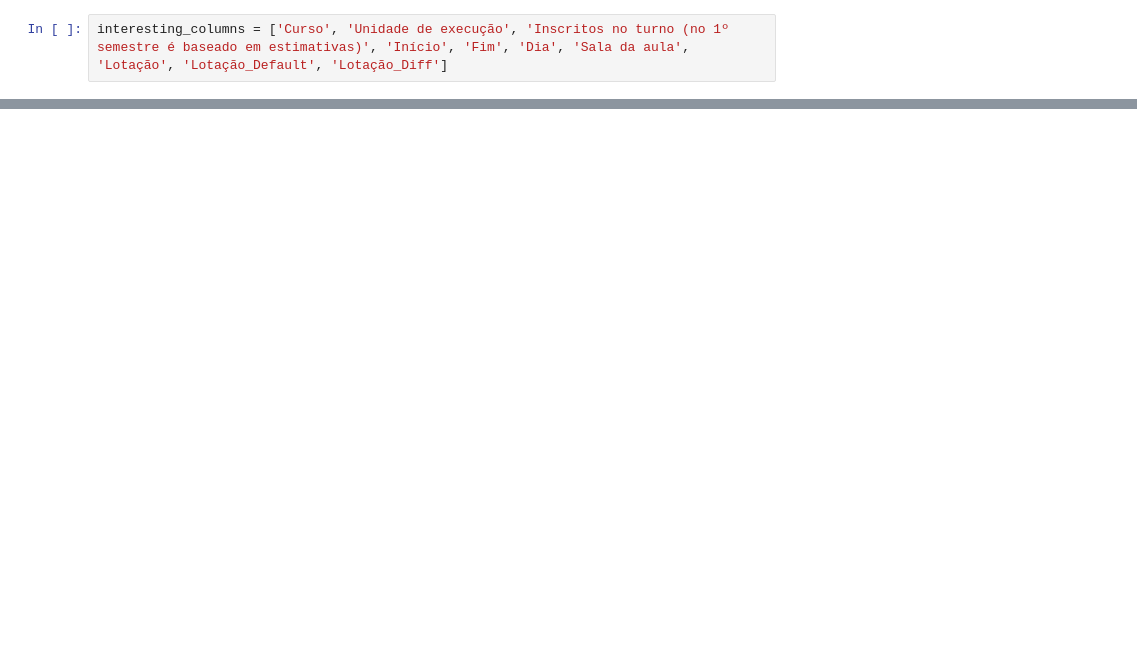
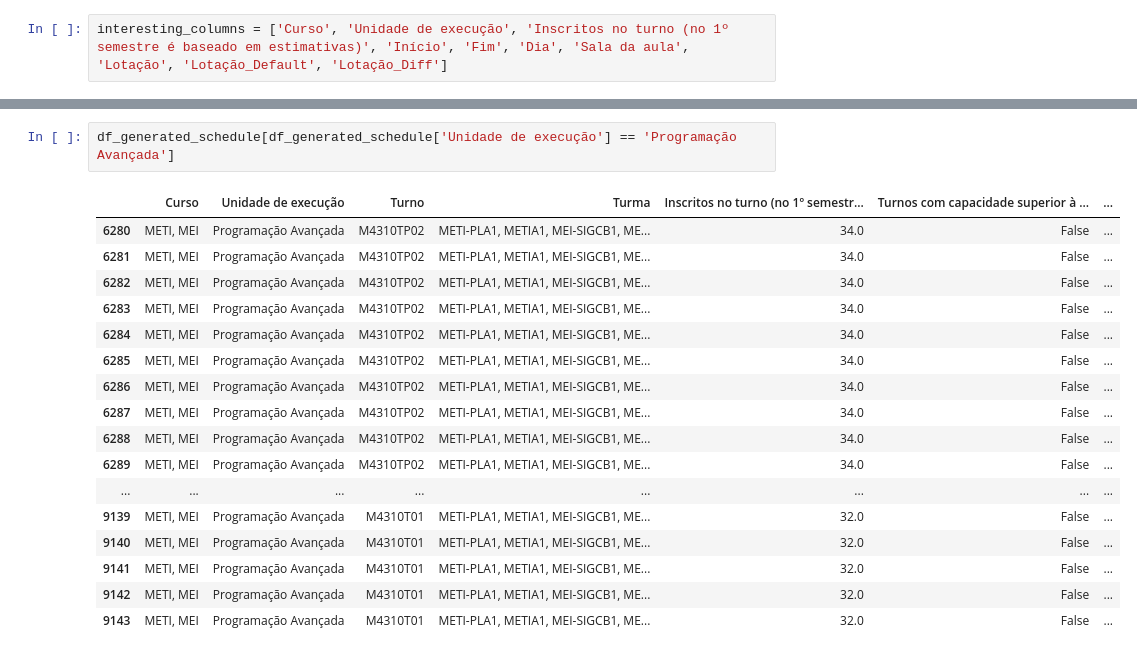
Before and after one commit to AfonsoMiao/ADS_Schedule_Solver, a Jupyter notebook: Compare_Results.ipynb, the cells around one changed output, grey strips where cells are left out. Cells and saved outputs as stored; diff of their text form; blank space fills up the shorter version.

```diff
--- a/Compare_Results.ipynb
+++ b/Compare_Results.ipynb
@@ -60,0 +95,20 @@ df_generated_schedule[(df_generated_schedule['Lotação_Diff'] < -5)][interestin
+# %%
+df_generated_schedule[df_generated_schedule['Unidade de execução'] == 'Programação Avançada']
+# %% [output]
+|  | Curso | Unidade de execução | Turno | Turma | Inscritos no turno (no 1º semestr... | Turnos com capacidade superior à ... | ... |
+| 6280 | METI, MEI | Programação Avançada | M4310TP02 | METI-PLA1, METIA1, MEI-SIGCB1, ME... | 34.0 | False | ... |
+| 6281 | METI, MEI | Programação Avançada | M4310TP02 | METI-PLA1, METIA1, MEI-SIGCB1, ME... | 34.0 | False | ... |
+| 6282 | METI, MEI | Programação Avançada | M4310TP02 | METI-PLA1, METIA1, MEI-SIGCB1, ME... | 34.0 | False | ... |
+| 6283 | METI, MEI | Programação Avançada | M4310TP02 | METI-PLA1, METIA1, MEI-SIGCB1, ME... | 34.0 | False | ... |
+| 6284 | METI, MEI | Programação Avançada | M4310TP02 | METI-PLA1, METIA1, MEI-SIGCB1, ME... | 34.0 | False | ... |
+| 6285 | METI, MEI | Programação Avançada | M4310TP02 | METI-PLA1, METIA1, MEI-SIGCB1, ME... | 34.0 | False | ... |
+| 6286 | METI, MEI | Programação Avançada | M4310TP02 | METI-PLA1, METIA1, MEI-SIGCB1, ME... | 34.0 | False | ... |
+| 6287 | METI, MEI | Programação Avançada | M4310TP02 | METI-PLA1, METIA1, MEI-SIGCB1, ME... | 34.0 | False | ... |
+| 6288 | METI, MEI | Programação Avançada | M4310TP02 | METI-PLA1, METIA1, MEI-SIGCB1, ME... | 34.0 | False | ... |
+| 6289 | METI, MEI | Programação Avançada | M4310TP02 | METI-PLA1, METIA1, MEI-SIGCB1, ME... | 34.0 | False | ... |
+| ... | ... | ... | ... | ... | ... | ... | ... |
+| 9139 | METI, MEI | Programação Avançada | M4310T01 | METI-PLA1, METIA1, MEI-SIGCB1, ME... | 32.0 | False | ... |
+| 9140 | METI, MEI | Programação Avançada | M4310T01 | METI-PLA1, METIA1, MEI-SIGCB1, ME... | 32.0 | False | ... |
+| 9141 | METI, MEI | Programação Avançada | M4310T01 | METI-PLA1, METIA1, MEI-SIGCB1, ME... | 32.0 | False | ... |
+| 9142 | METI, MEI | Programação Avançada | M4310T01 | METI-PLA1, METIA1, MEI-SIGCB1, ME... | 32.0 | False | ... |
+| 9143 | METI, MEI | Programação Avançada | M4310T01 | METI-PLA1, METIA1, MEI-SIGCB1, ME... | 32.0 | False | ... |
```
Also changed, not shown: parts of 12 cells of this notebook, 7 other files.
